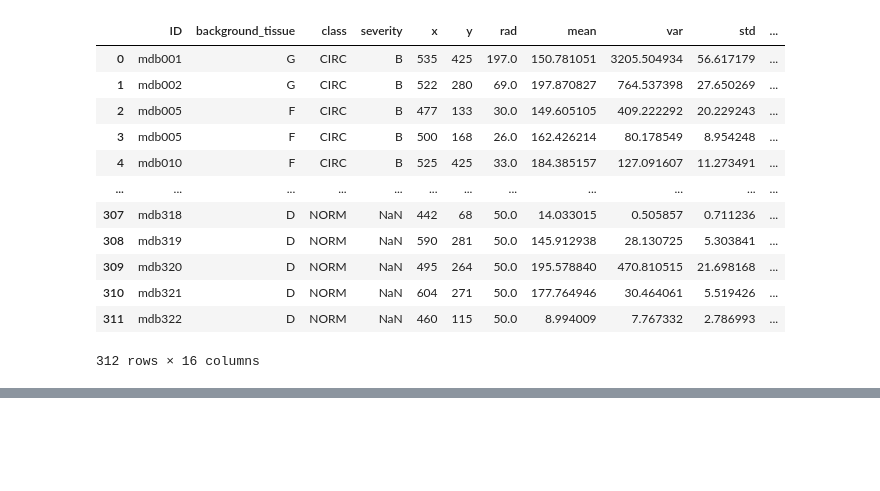
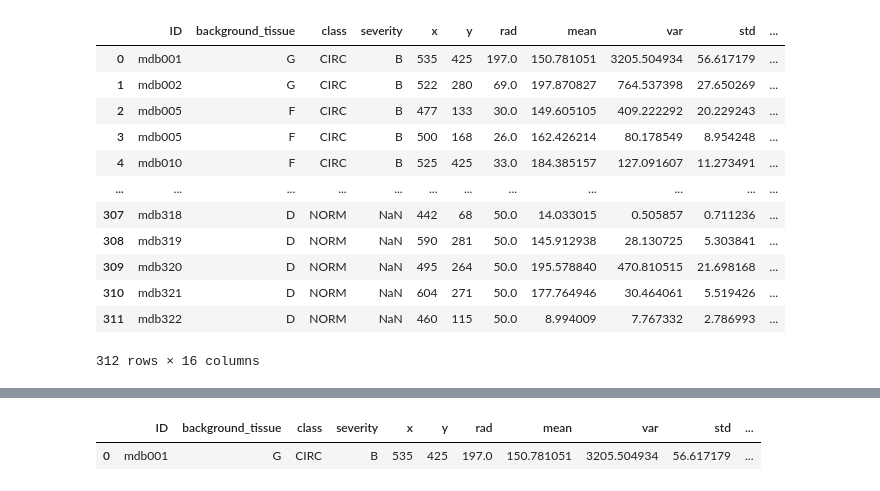
Before and after one commit to lvu5/med_project, a Jupyter notebook: PhotoMarking.ipynb, the cells around one changed output, grey strips where cells are left out. Saved outputs shown, nothing was run; the diff lists cells and outputs as text; code cells hidden in the pictures; blank space fills up the shorter version.

Commit message:
calculated bdips, update csv

```diff
--- a/PhotoMarking.ipynb
+++ b/PhotoMarking.ipynb
@@ -150,0 +175,10 @@ df_final
+# %%
+bdips = []
+def bdip():
+    for index, row in df_final.iterrows():
+        path = 'all-mias/{name}.pgm'.format(name=row['ID'])
+        im = cv2.imread('all-mias/{name}.pgm'.format(name=row['ID']))
+        s = 0
+        for x, y in all_coor[index]:
+            s += im[row['max_coor_y'],row['max_coor_x']] - im[y, x]
+        bdips.append( (s[0]/(row['rad']**2*3.14*im[row['max_coor_y'],row['max_coor_x']]))[0] )
@@ -150,0 +216,7 @@ df_final
+# %%
+df_final['bdips'] = np.array(bdips)
+# %%
+df_final.head(1)
+# %% [output]
+|  | ID | background_tissue | class | severity | x | y | rad | mean | var | std | ... |
+| 0 | mdb001 | G | CIRC | B | 535 | 425 | 197.0 | 150.781051 | 3205.504934 | 56.617179 | ... |
```
Also changed, not shown: parts of 13 cells of this notebook, 1 other file.
